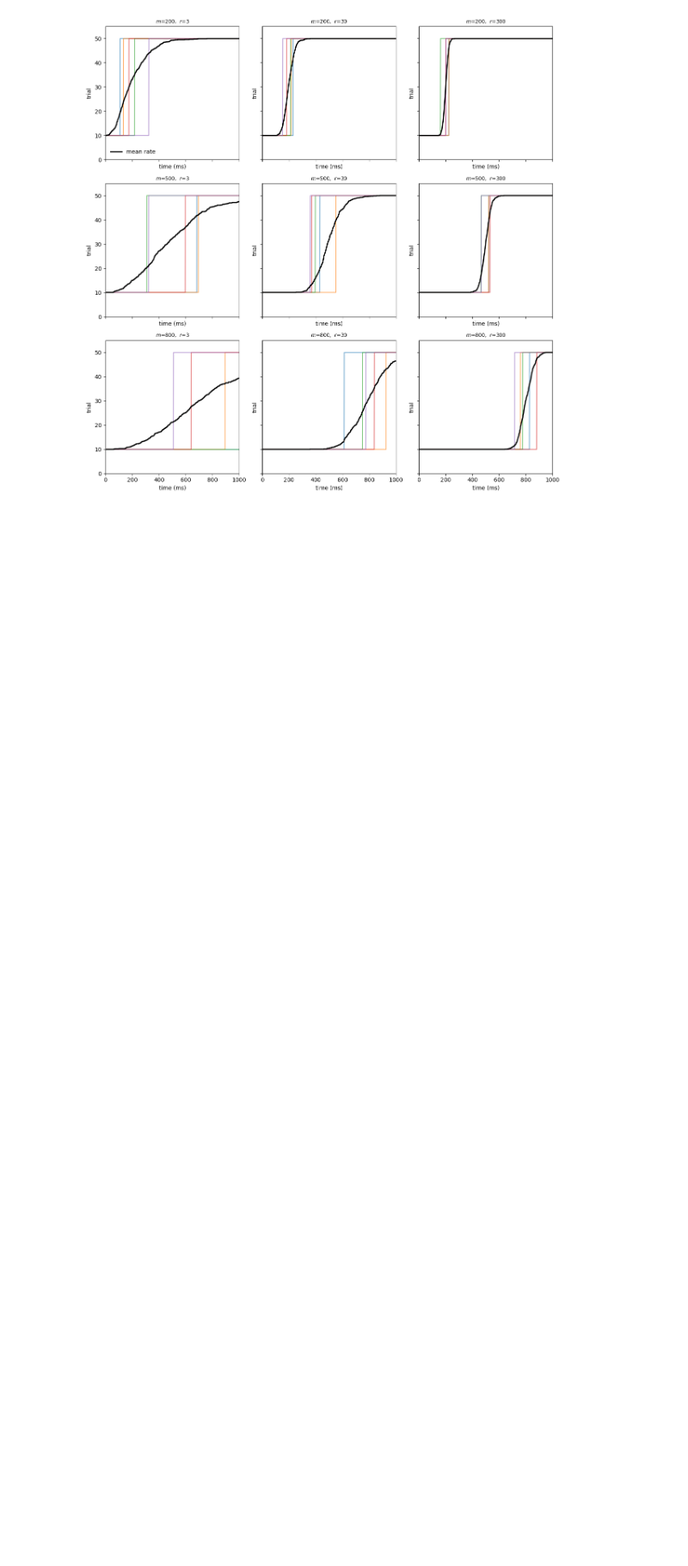
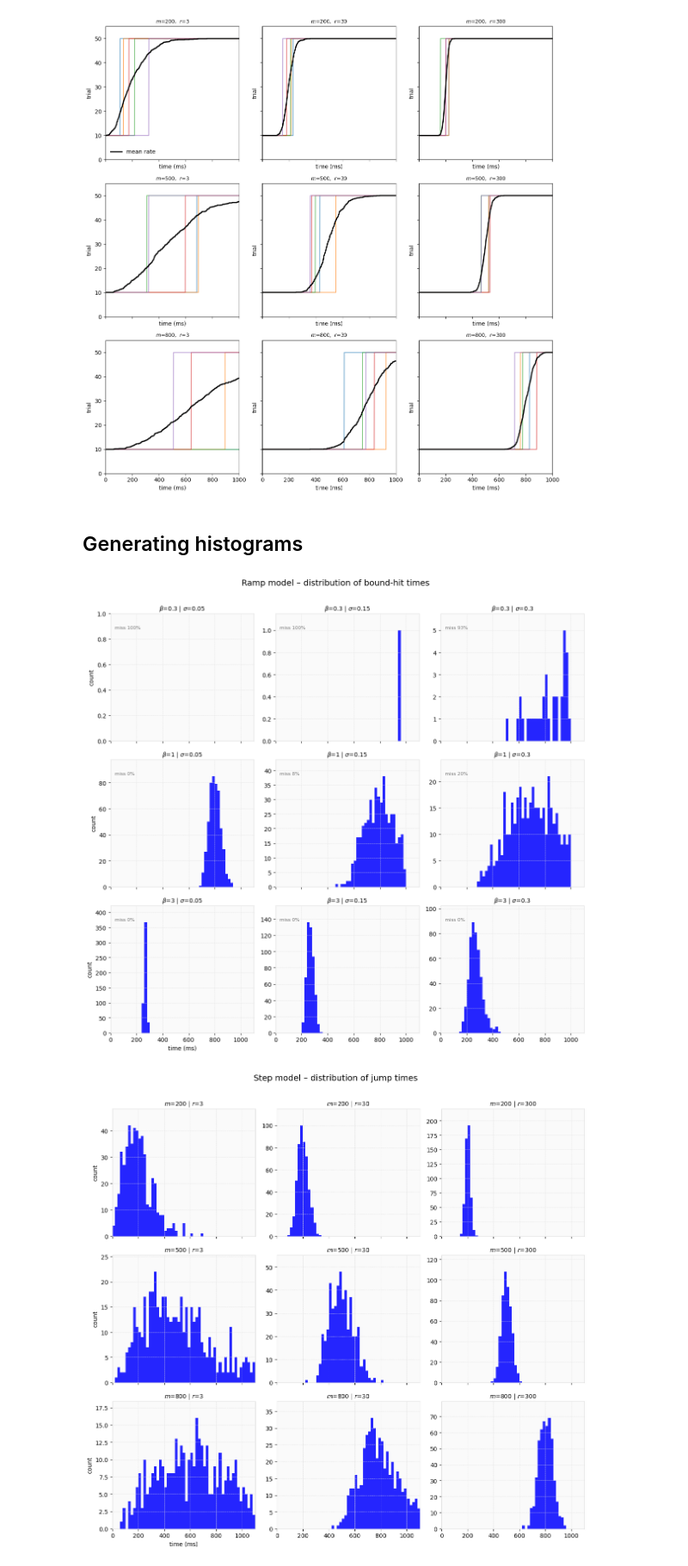
Before and after one commit to oparker7/gg3, a Jupyter notebook: Task1_1.ipynb, the cells around one changed output. Shown: that part at 86% size. Cells and saved outputs as stored; diff of their text form; code cells hidden in the pictures; blank space fills up the shorter version.

```diff
--- a/Task1_1.ipynb
+++ b/Task1_1.ipynb
@@ -433,3 +439,5 @@ plt.show()
 [figure]
 [figure]
 [figure]
+# %% [markdown]
+## Generating histograms
@@ -435,0 +555,11 @@ plt.show()
+# %%
+# Ramp-model bound-time histograms
+ramp_bound_histogram()
+
+# Step-model jump-time histograms
+step_jump_histogram()
+
+plt.show()     # if needed at the end of a notebook/script
+# %% [output]
+[figure, added]
+[figure, added]
```
Also changed, not shown: parts of 4 cells of this notebook.
